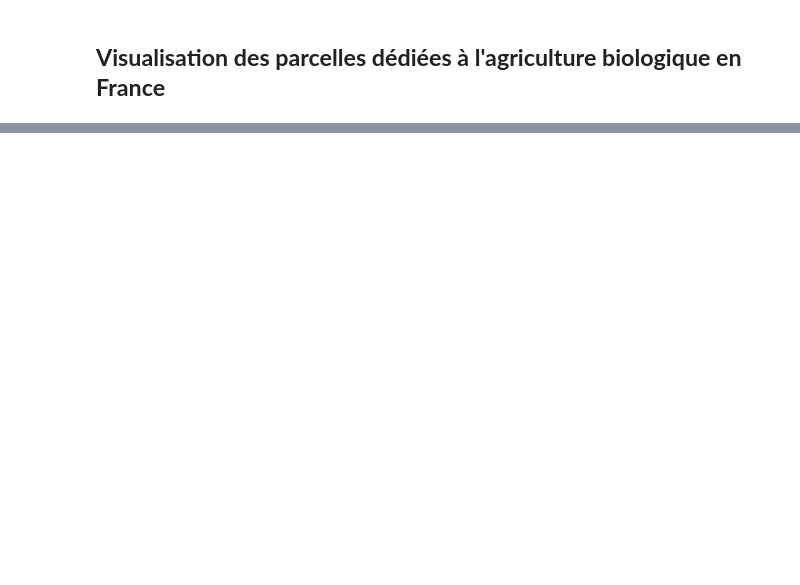
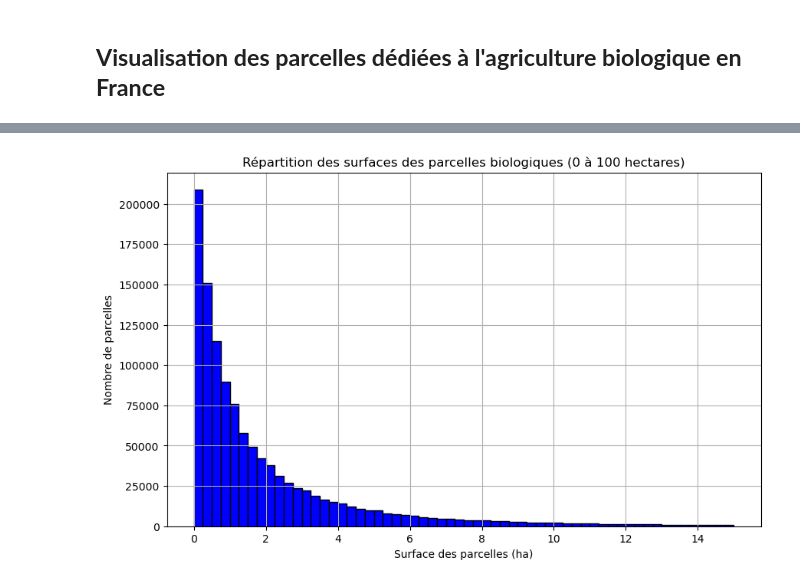
Before and after one commit to ElisefontaineEnsae/AgricultureBio_France, a Jupyter notebook: mapping.ipynb, the cells around one changed output, grey strips where cells are left out. Saved outputs shown, nothing was run; the diff lists cells and outputs as text; code cells hidden in the pictures; blank space fills up the shorter version.

```diff
--- a/mapping.ipynb
+++ b/mapping.ipynb
@@ -24,0 +23,8 @@ KeyboardInterrupt:
+# %%
+import geopandas as gpd
+file_path = "/home/onyxia/work/rpg-bio-2023-national.gpkg"
+# Charger le fichier GPKG avec geopandas
+gdf = gpd.read_file(file_path)
+# Afficher les 5 premières lignes pour vérifier les données
+print("Aperçu des données :")
+print(gdf.head())
@@ -24,0 +113,13 @@ KeyboardInterrupt:
+# %%
+import matplotlib.pyplot as plt
+
+# Créer un histogramme limité entre 0 et 100 hectares
+plt.figure(figsize=(10, 6))
+plt.hist(gdf["surface_ha"], bins=60, range=(0, 15), color="blue", edgecolor="black")
+plt.title("Répartition des surfaces des parcelles biologiques (0 à 100 hectares)")
+plt.xlabel("Surface des parcelles (ha)")
+plt.ylabel("Nombre de parcelles")
+plt.grid(True)
+plt.show()
+# %% [output]
+[figure, added]
```
Also changed, not shown: parts of 18 cells of this notebook.
